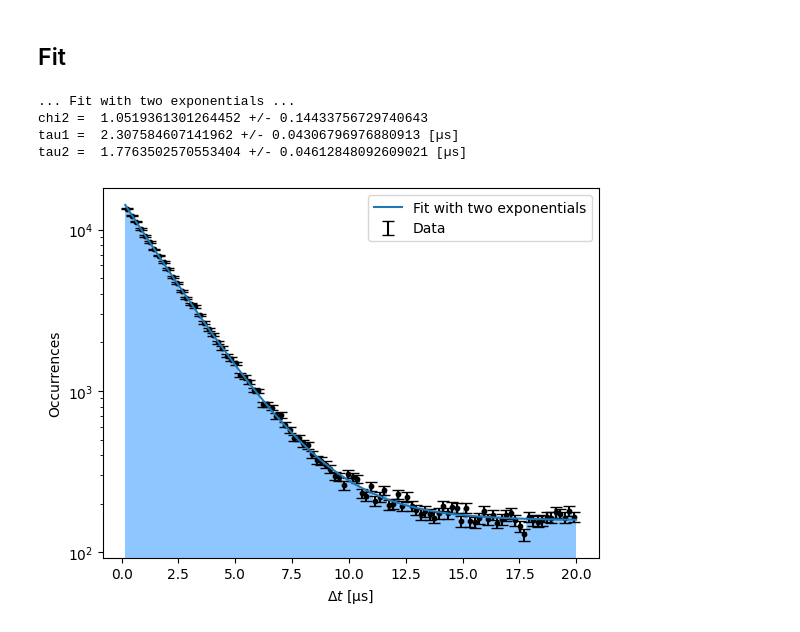
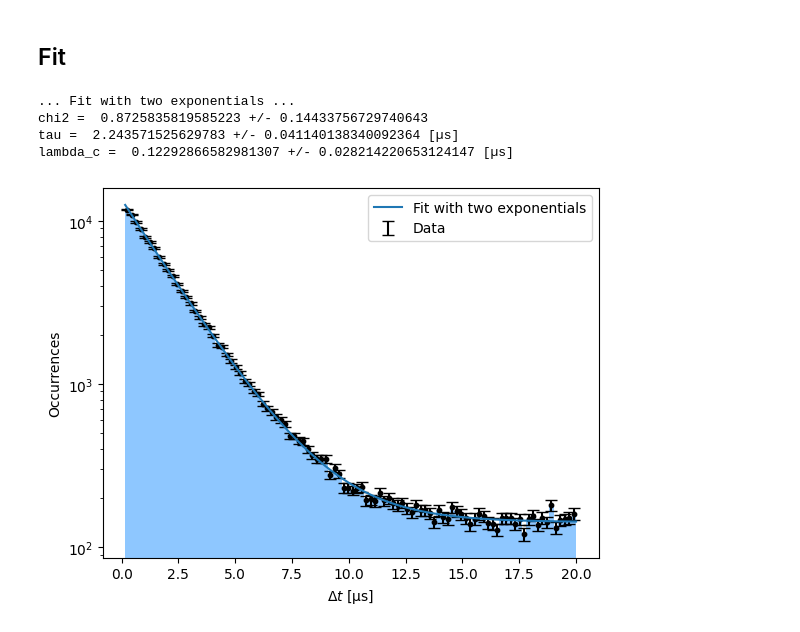
Before and after one commit to hindtaibi/BigMuoneXperiment, a Jupyter notebook: BigAnalysisFinal.ipynb, the cells around one changed output. Saved outputs shown, nothing was run; the diff lists cells and outputs as text; code cells hidden in the pictures.

```diff
--- a/BigAnalysisFinal.ipynb
+++ b/BigAnalysisFinal.ipynb
@@ -18,7 +18,7 @@ warnings.filterwarnings('ignore')
 # %%
 #Reading the variables
 
-input_path = "../data/bigdata_CFD_23092024_0001.root"
+input_path = "../data/bigdata_CFD_26092024_0001.root"
 with ur.open(input_path) as file:
     outTree = file["DataTree"]
     label = outTree["label"].array(library = "np")
@@ -277,47 +280,42 @@ Number of events acquired with PM2 after time and energy correlation, cut on dt_
 # %%
 N_bins = 100
 hist = np.histogram(dt_final, bins = N_bins)
 x = hist[1][1:]-(hist[1][1]-hist[1][0])/2
 y = hist[0]
 y_err = np.sqrt(y)
 
 #Fit----------------------------------------------------
 
-popt, cov = curve_fit(BF.exp4, x, y, sigma=y_err, absolute_sigma = True, p0 = np.array([20000, 2, 2, 400]))
+popt, cov = curve_fit(BF.exp4, x, y, sigma = y_err, absolute_sigma = True, p0 = np.array([4e6, 2.2, 0.1, 200]))
 N0 = popt[0]
-lam1 = popt[1]
-lam1_err = np.sqrt(cov[1,1])
-lam2 = popt[2]
-lam2_err = np.sqrt(cov[2,2])
+tau= popt[1]
+tau_err = np.sqrt(cov[1,1])
+lambda_c = popt[2]
+lambda_c_err = np.sqrt(cov[2,2])
 C = popt[3]
 
-chi2 = BF.chi2_norm(y, BF.exp4(x, N0, lam1, lam2, C), y_err, 4)[0]
-chi2_err = BF.chi2_norm(y, BF.exp4(x, N0,lam1, lam2, C), y_err, 4)[1]
+chi2 = BF.chi2_norm(y, BF.exp4(x, N0, tau, lambda_c, C), y_err, 4)[0]
+chi2_err = BF.chi2_norm(y, BF.exp4(x, N0, tau, lambda_c, C), y_err, 4)[1]
 print("... Fit with two exponentials ...")
 print("chi2 = ", chi2, '+/-', chi2_err)
-tau1 = 1/lam1
-tau1_err = lam1_err/lam1**2
-tau2 = 1/lam2
-tau2_err = lam2_err/lam2**2
-
-print('tau1 = ', tau1, '+/-', tau1_err, '[µs]')
-print('tau2 = ', tau2, '+/-', tau2_err, '[µs]')
+print('tau = ', tau, '+/-', tau_err, '[µs]')
+print('lambda_c = ', lambda_c, '+/-', lambda_c_err, '[µs]')
 
 plt.figure()
 plt.hist(dt_final, bins = N_bins, color='dodgerblue', alpha = 0.5)
 plt.errorbar(x, y, yerr = y_err, linestyle = 'None', fmt='-', capsize=4, c='k', label = 'Data')
 plt.scatter(x, y, c='k', s=10)
 plt.plot(np.linspace(min(dt_final), max(dt_final), 100),
-         BF.exp4(np.linspace(min(dt_final), max(dt_final), 100), N0, lam1, lam2, C),
+         BF.exp4(np.linspace(min(dt_final), max(dt_final), 100), N0, tau, lambda_c, C),
          label = 'Fit with two exponentials')
 plt.xlabel("$\Delta t$ [µs]")
 plt.ylabel("Occurrences")
 plt.yscale('log')
 plt.legend()
 plt.show()
 # %% [output]
 ... Fit with two exponentials ...
-chi2 =  1.0519361301264452 +/- 0.14433756729740643
-tau1 =  2.307584607141962 +/- 0.04306796976880913 [µs]
-tau2 =  1.7763502570553404 +/- 0.04612848092609021 [µs]
+chi2 =  0.8725835819585223 +/- 0.14433756729740643
+tau =  2.243571525629783 +/- 0.041140138340092364 [µs]
+lambda_c =  0.12292866582981307 +/- 0.028214220653124147 [µs]
-[figure, old version]
+[figure, new version]
```
Also changed, not shown: parts of 8 cells of this notebook, 3 other files.
